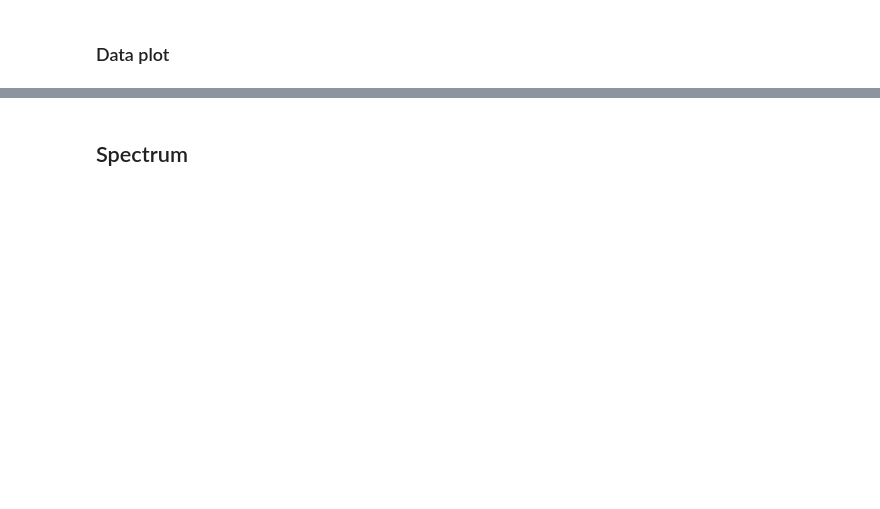
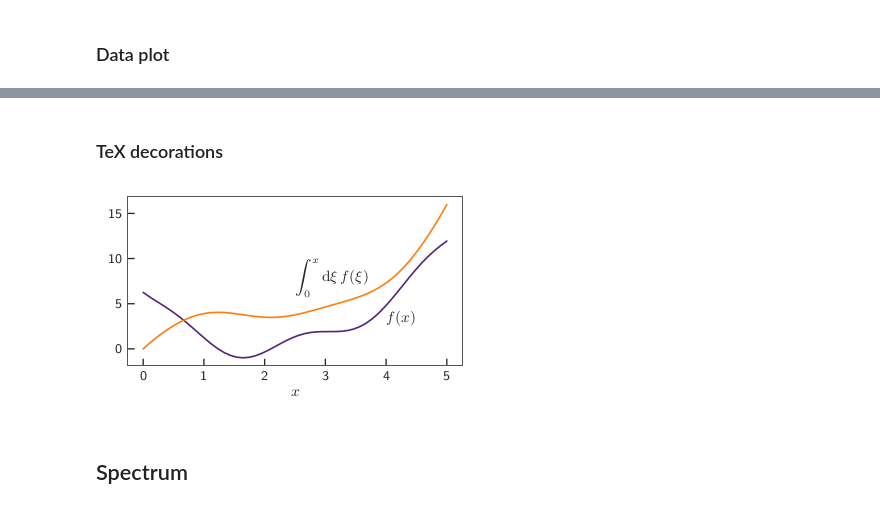
Before and after one commit to quantum-journal/quantum-journal, a Jupyter notebook: quantum-plots.ipynb, the cells around one changed output, grey strips where cells are left out. Cells and saved outputs as stored; diff of their text form; code cells hidden in the pictures; blank space fills up the shorter version.

Commit message:
Work in progress on quantum-plots

```diff
--- a/quantum-plots.ipynb
+++ b/quantum-plots.ipynb
@@ -173,15 +210,21 @@ plt.savefig('testreproduction_fig_7.pdf')
+# %% [markdown]
+### TeX decorations
 # %%
 x = np.linspace(0, 5, 50)
-f = x**2 - x + 0.25
-F = x**3/3. - x**2/2 + 0.25*x
+f = (x-1)**2 - x + 0.25 + np.sin(3*x) + 5 * np.exp(-x)
+F = (x-1)**3/3. - x**2/2 + 0.25*x + 1/3. - 1/3. * (np.cos(3*x)-1) - 5 * np.exp(-x) + 5
 
 fig = plot_setup()
 
 plt.plot(x, f)
 plt.plot(x, F)
 
+plt.text(4,3,'$f(x)$')
+plt.text(2.5,7.5, r'$\int_0^x \mathrm{d}\xi \, f(\xi)$')
 plt.xlabel('$x$')
 plt.tight_layout()
+# %% [output]
+[figure, added]
 # %% [markdown]
 ## Spectrum
 # %%
```
Also changed, not shown: parts of 12 cells of this notebook.
